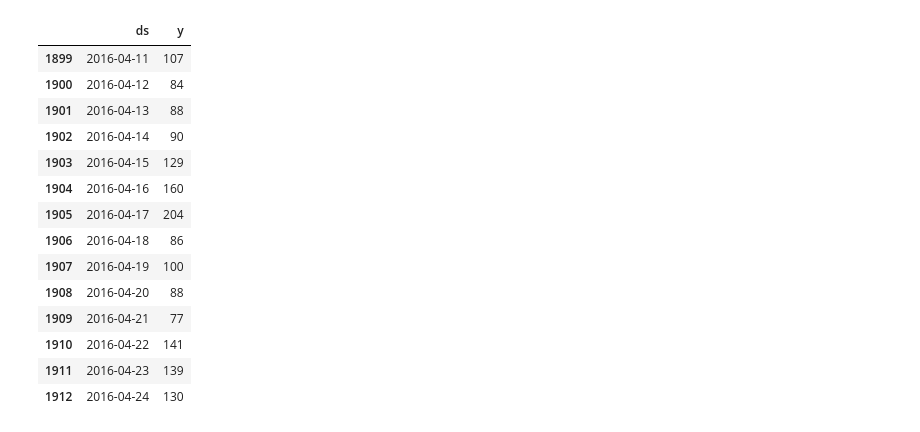
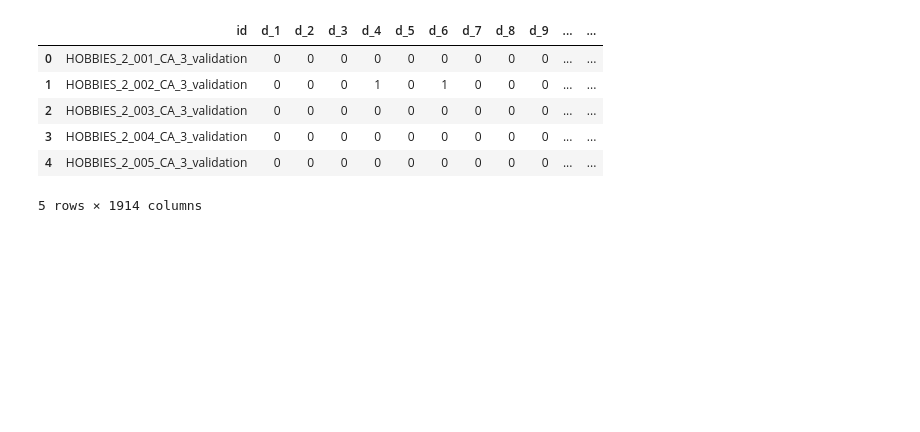
Before and after one commit to JopRijks/AFCS_team_9, a Jupyter notebook: Group09_M5.ipynb, the cells around one changed output. Cells and saved outputs as stored; diff of their text form; code cells hidden in the pictures; blank space fills up the shorter version.

```diff
--- a/Group09_M5.ipynb
+++ b/Group09_M5.ipynb
@@ -54,22 +8,16 @@ ts
-# %%
-# use past 3 months (84 days) data to forecast the next 2 weeks
-duration = 14
-train = ts.iloc[:-duration,:].copy()
-test = ts.iloc[-duration:,:].copy()
-test
-# %% [output]
-|  | ds | y |
-| 1899 | 2016-04-11 | 107 |
-| 1900 | 2016-04-12 | 84 |
-| 1901 | 2016-04-13 | 88 |
-| 1902 | 2016-04-14 | 90 |
-| 1903 | 2016-04-15 | 129 |
-| 1904 | 2016-04-16 | 160 |
-| 1905 | 2016-04-17 | 204 |
-| 1906 | 2016-04-18 | 86 |
-| 1907 | 2016-04-19 | 100 |
-| 1908 | 2016-04-20 | 88 |
-| 1909 | 2016-04-21 | 77 |
-| 1910 | 2016-04-22 | 141 |
-| 1911 | 2016-04-23 | 139 |
-| 1912 | 2016-04-24 | 130 |
+# %%
+calendar = pd.read_csv("calendar_afcs2020.csv")
+sales = pd.read_csv("sales_train_evaluation_afcs2020.csv")
+train = pd.read_csv("sales_train_validation_afcs2020.csv")
+sample_submission = pd.read_csv("sample_submission_afcs2020.csv")
+price = pd.read_csv("sell_prices_afcs2020.csv")
+# %%
+train.head()
+# %% [output]
+|  | id | d_1 | d_2 | d_3 | d_4 | d_5 | d_6 | d_7 | d_8 | d_9 | ... | ... |
+| 0 | HOBBIES_2_001_CA_3_validation | 0 | 0 | 0 | 0 | 0 | 0 | 0 | 0 | 0 | ... | ... |
+| 1 | HOBBIES_2_002_CA_3_validation | 0 | 0 | 0 | 1 | 0 | 1 | 0 | 0 | 0 | ... | ... |
+| 2 | HOBBIES_2_003_CA_3_validation | 0 | 0 | 0 | 0 | 0 | 0 | 0 | 0 | 0 | ... | ... |
+| 3 | HOBBIES_2_004_CA_3_validation | 0 | 0 | 0 | 0 | 0 | 0 | 0 | 0 | 0 | ... | ... |
+| 4 | HOBBIES_2_005_CA_3_validation | 0 | 0 | 0 | 0 | 0 | 0 | 0 | 0 | 0 | ... | ... |
+5 rows × 1914 columns
```
Also changed, not shown: parts of 19 cells of this notebook.
